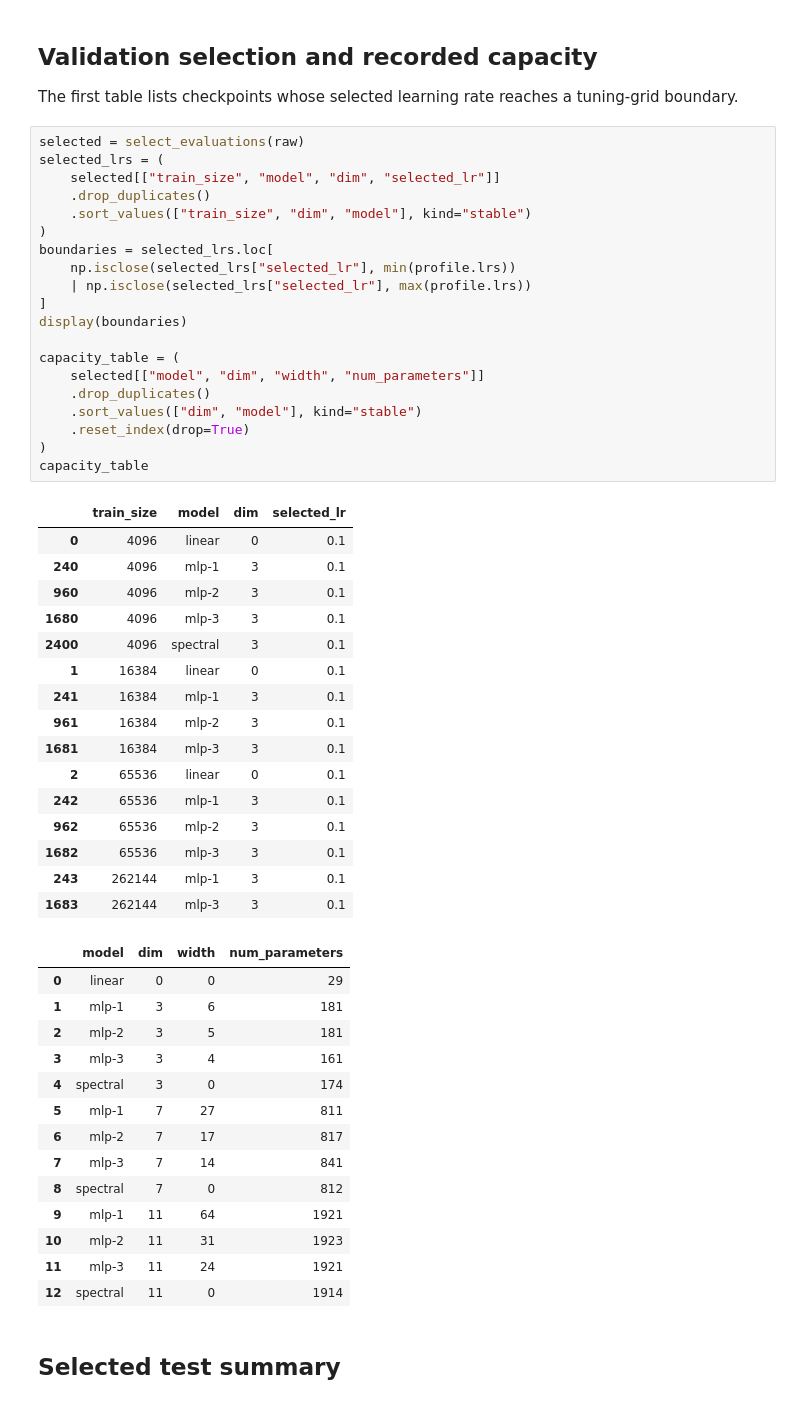
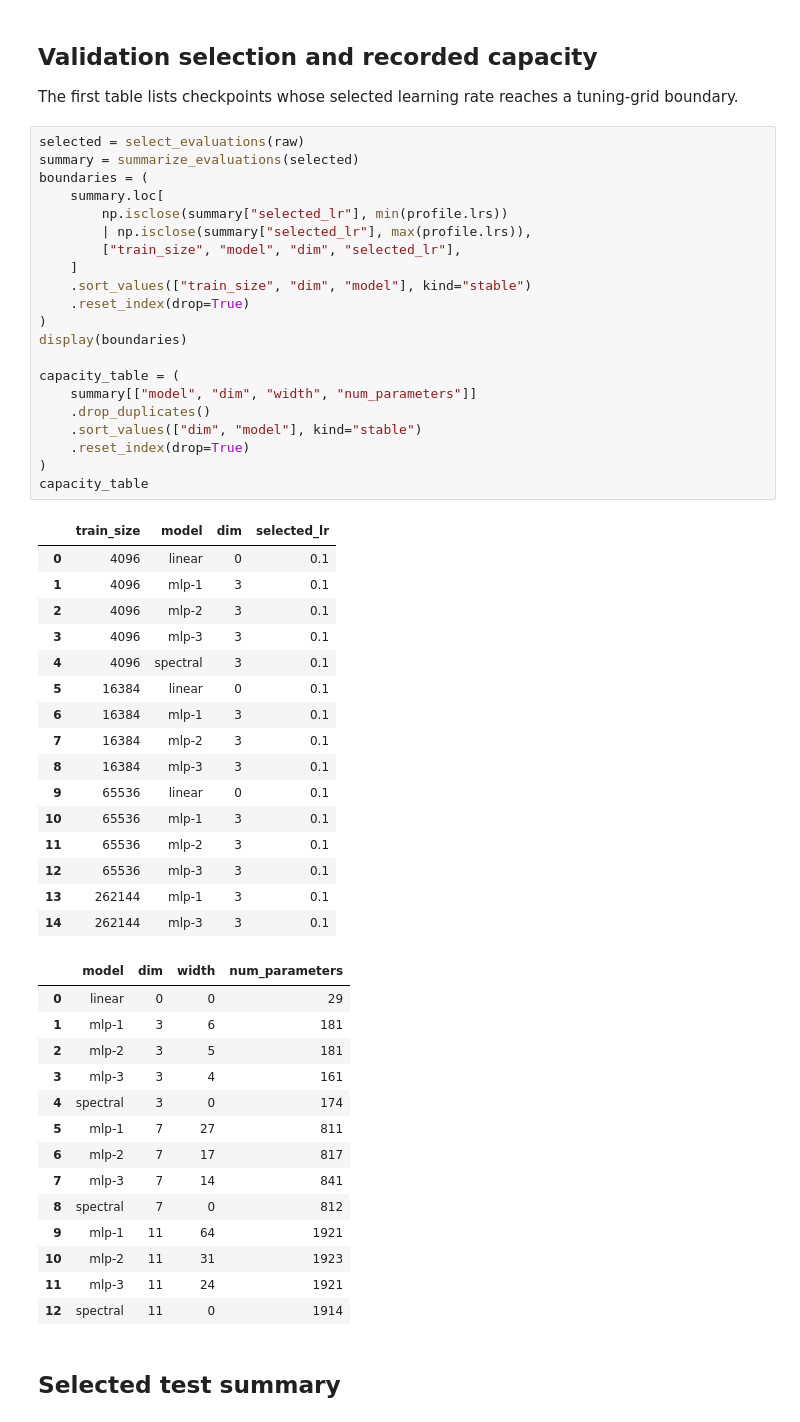
Before and after one commit to alexshtf/spectral_neuron_paper, a Jupyter notebook: notebooks/higgs_scaling.ipynb, the cells around one changed output. Drawn from its saved outputs; the diff is of its cells as text.

```diff
--- a/notebooks/higgs_scaling.ipynb
+++ b/notebooks/higgs_scaling.ipynb
@@ -60,41 +60,42 @@ notebooks/runs/higgs_scaling_full_repeated_shuffle.csv
 The first table lists checkpoints whose selected learning rate reaches a tuning-grid boundary.
 # %%
 selected = select_evaluations(raw)
-selected_lrs = (
-    selected[["train_size", "model", "dim", "selected_lr"]]
-    .drop_duplicates()
+summary = summarize_evaluations(selected)
+boundaries = (
+    summary.loc[
+        np.isclose(summary["selected_lr"], min(profile.lrs))
+        | np.isclose(summary["selected_lr"], max(profile.lrs)),
+        ["train_size", "model", "dim", "selected_lr"],
+    ]
     .sort_values(["train_size", "dim", "model"], kind="stable")
+    .reset_index(drop=True)
 )
-boundaries = selected_lrs.loc[
-    np.isclose(selected_lrs["selected_lr"], min(profile.lrs))
-    | np.isclose(selected_lrs["selected_lr"], max(profile.lrs))
-]
 display(boundaries)
 
 capacity_table = (
-    selected[["model", "dim", "width", "num_parameters"]]
+    summary[["model", "dim", "width", "num_parameters"]]
     .drop_duplicates()
     .sort_values(["dim", "model"], kind="stable")
     .reset_index(drop=True)
 )
 capacity_table
 # %% [output]
 |  | train_size | model | dim | selected_lr |
 | 0 | 4096 | linear | 0 | 0.1 |
-| 240 | 4096 | mlp-1 | 3 | 0.1 |
-| 960 | 4096 | mlp-2 | 3 | 0.1 |
-| 1680 | 4096 | mlp-3 | 3 | 0.1 |
-| 2400 | 4096 | spectral | 3 | 0.1 |
-| 1 | 16384 | linear | 0 | 0.1 |
-| 241 | 16384 | mlp-1 | 3 | 0.1 |
-| 961 | 16384 | mlp-2 | 3 | 0.1 |
-| 1681 | 16384 | mlp-3 | 3 | 0.1 |
-| 2 | 65536 | linear | 0 | 0.1 |
-| 242 | 65536 | mlp-1 | 3 | 0.1 |
-| 962 | 65536 | mlp-2 | 3 | 0.1 |
-| 1682 | 65536 | mlp-3 | 3 | 0.1 |
-| 243 | 262144 | mlp-1 | 3 | 0.1 |
-| 1683 | 262144 | mlp-3 | 3 | 0.1 |
+| 1 | 4096 | mlp-1 | 3 | 0.1 |
+| 2 | 4096 | mlp-2 | 3 | 0.1 |
+| 3 | 4096 | mlp-3 | 3 | 0.1 |
+| 4 | 4096 | spectral | 3 | 0.1 |
+| 5 | 16384 | linear | 0 | 0.1 |
+| 6 | 16384 | mlp-1 | 3 | 0.1 |
+| 7 | 16384 | mlp-2 | 3 | 0.1 |
+| 8 | 16384 | mlp-3 | 3 | 0.1 |
+| 9 | 65536 | linear | 0 | 0.1 |
+| 10 | 65536 | mlp-1 | 3 | 0.1 |
+| 11 | 65536 | mlp-2 | 3 | 0.1 |
+| 12 | 65536 | mlp-3 | 3 | 0.1 |
+| 13 | 262144 | mlp-1 | 3 | 0.1 |
+| 14 | 262144 | mlp-3 | 3 | 0.1 |
 |  | model | dim | width | num_parameters |
 | 0 | linear | 0 | 0 | 29 |
 | 1 | mlp-1 | 3 | 6 | 181 |
```
Also changed, not shown: parts of 4 cells of this notebook, 13 other files.
